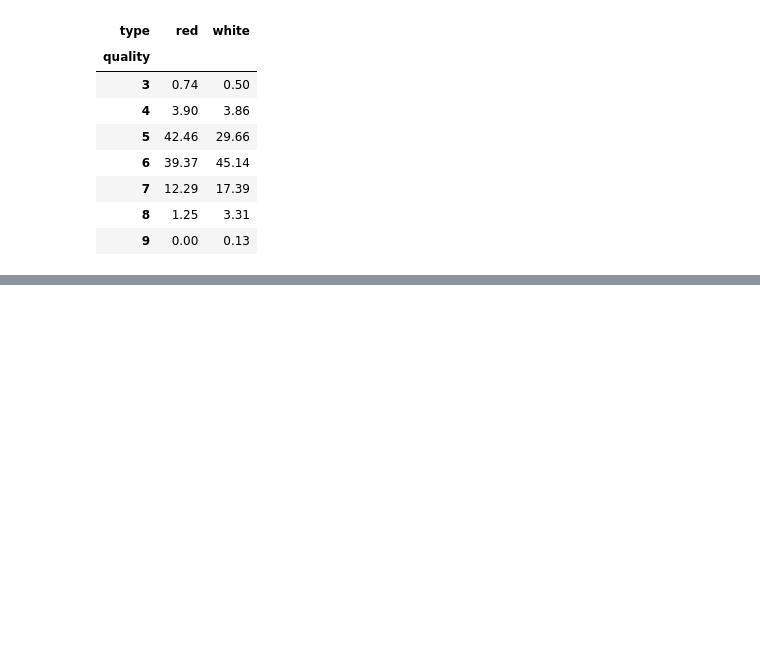
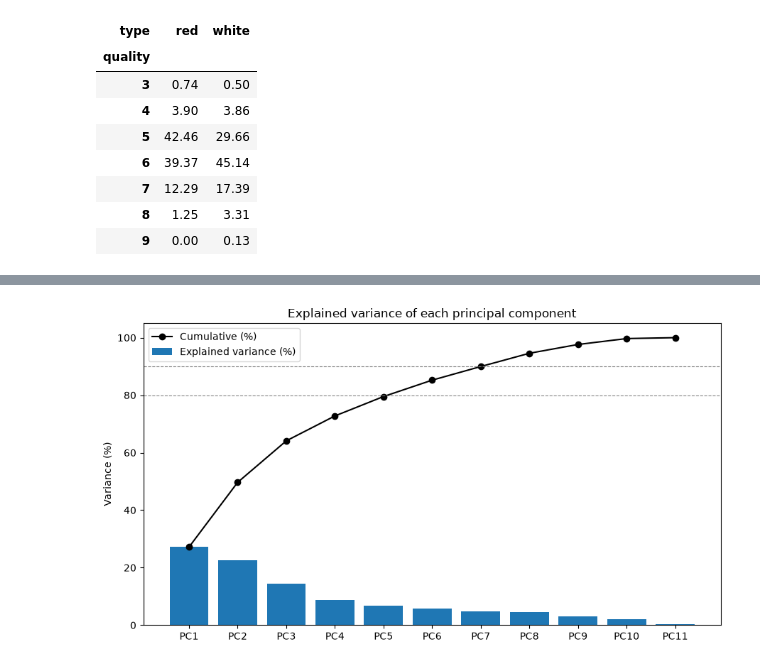
Before and after one commit to nvkhanh029/machine-learning-labwork, a Jupyter notebook: lab01-pca/lab01_wine_quality.ipynb, the cells around one changed output, grey strips where cells are left out. Cells and saved outputs as stored; diff of their text form; code cells hidden in the pictures; blank space fills up the shorter version.

```diff
--- a/lab01-pca/lab01_wine_quality.ipynb
+++ b/lab01-pca/lab01_wine_quality.ipynb
@@ -502,0 +559,10 @@ pd.crosstab(wine['quality'], wine['type'], normalize='columns').mul(100).round(2
+# %%
+Z = X_std.values
+print('PCA input shape:', Z.shape, '| missing values:', np.isnan(Z).sum())
+
+C = np.cov(Z, rowvar=False)                 # covariance of standardized data
+print('Covariance matrix shape:', C.shape)
+
+eigvals, eigvecs = np.linalg.eigh(C)        # eigh: for symmetric matrices
+order = np.argsort(eigvals)[::-1]           # sort by eigenvalue, largest first
+eigvals, eigvecs = eigvals[order], eigvecs[:, order]
@@ -502,0 +582,12 @@ pd.crosstab(wine['quality'], wine['type'], normalize='columns').mul(100).round(2
+# %%
+d = len(eigvals)
+pc_names = [f'PC{i+1}' for i in range(d)]
+expl = eigvals / eigvals.sum() * 100
+cum = expl.cumsum()
+
+pca_tab = pd.DataFrame({
+    'Eigenvalue': eigvals,
+    'Explained variance (%)': expl,
+    'Cumulative variance (%)': cum,
+}, index=pc_names).round(4)
+pca_tab
@@ -502,0 +607,14 @@ pd.crosstab(wine['quality'], wine['type'], normalize='columns').mul(100).round(2
+# %%
+fig, ax = plt.subplots(figsize=(9, 5))
+ax.bar(pc_names, expl, label='Explained variance (%)')
+ax.plot(pc_names, cum, marker='o', color='black', label='Cumulative (%)')
+for t in [80, 90]:
+    ax.axhline(t, linestyle='--', linewidth=0.8, color='grey')
+ax.set_ylabel('Variance (%)')
+ax.set_title('Explained variance of each principal component')
+ax.legend()
+plt.tight_layout()
+plt.savefig('figures/wine_scree.png', dpi=200)
+plt.show()
+# %% [output]
+[figure, added]
```
Also changed, not shown: parts of 26 cells of this notebook, 4 other files.
